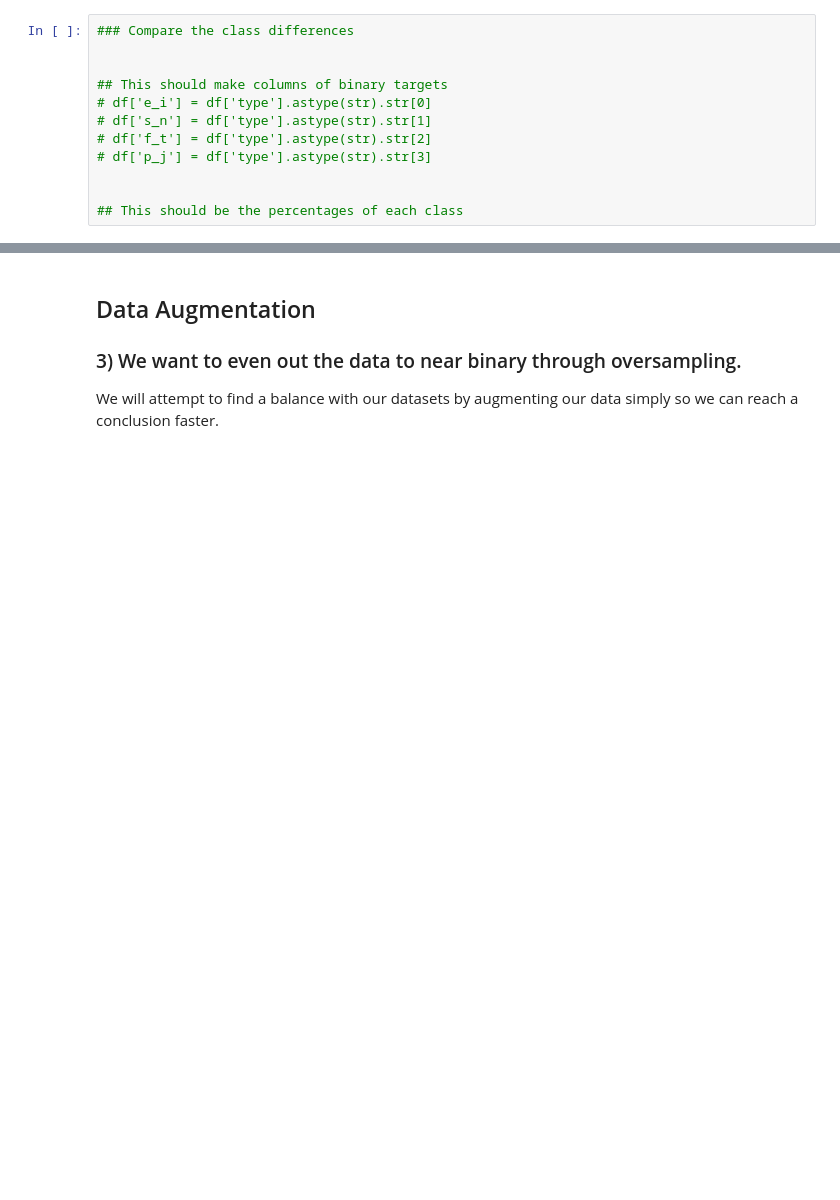
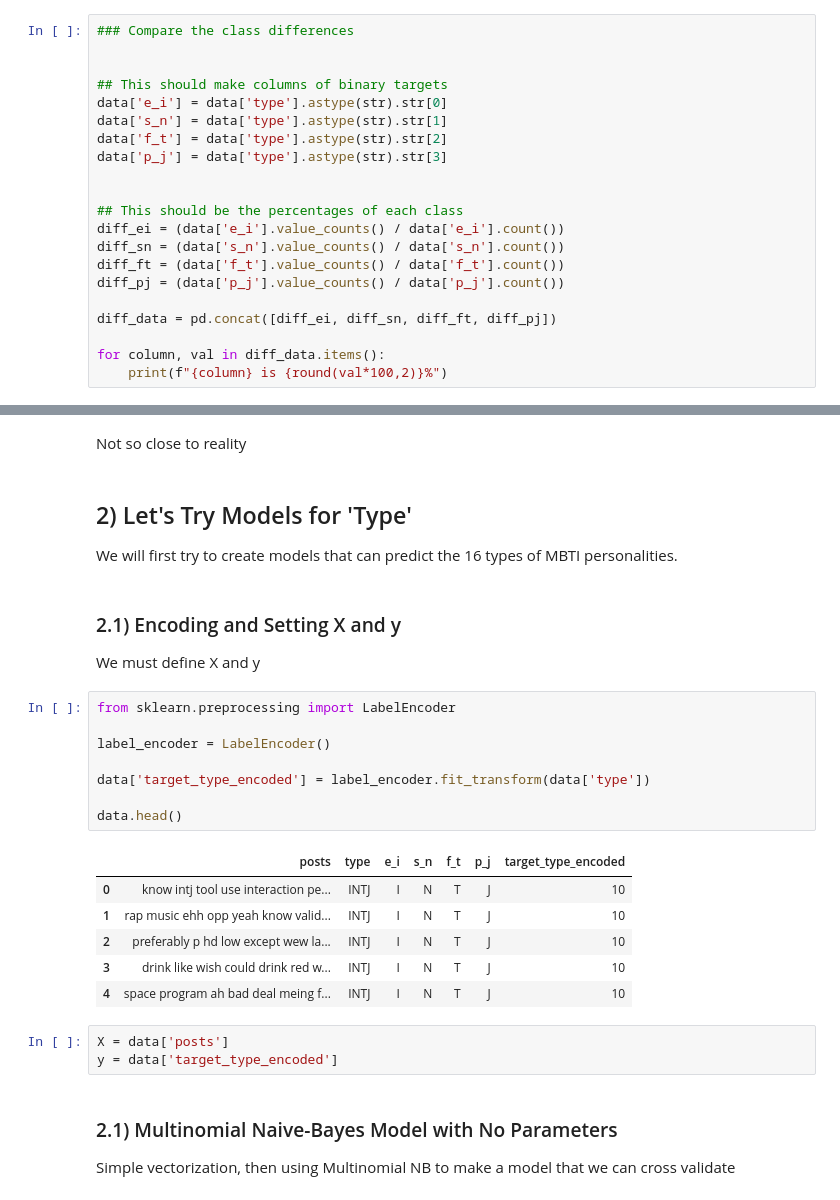
Before and after one commit to MattCarland/post2personality, a Jupyter notebook: baseline-model.ipynb, the cells around one changed output, grey strips where cells are left out. Saved outputs shown, nothing was run; the diff lists cells and outputs as text; blank space fills up the shorter version.

Commit message:
Added the first model, building CNN but need to PP the words to lists

```diff
--- a/baseline-model.ipynb
+++ b/baseline-model.ipynb
@@ -46,10 +60,19 @@ Let's see how our own dataframe compares
 
 
 ## This should make columns of binary targets
-# df['e_i'] = df['type'].astype(str).str[0]
-# df['s_n'] = df['type'].astype(str).str[1]
-# df['f_t'] = df['type'].astype(str).str[2]
-# df['p_j'] = df['type'].astype(str).str[3]
+data['e_i'] = data['type'].astype(str).str[0]
+data['s_n'] = data['type'].astype(str).str[1]
+data['f_t'] = data['type'].astype(str).str[2]
+data['p_j'] = data['type'].astype(str).str[3]
 
 
 ## This should be the percentages of each class
+diff_ei = (data['e_i'].value_counts() / data['e_i'].count())
+diff_sn = (data['s_n'].value_counts() / data['s_n'].count())
+diff_ft = (data['f_t'].value_counts() / data['f_t'].count())
+diff_pj = (data['p_j'].value_counts() / data['p_j'].count())
+
+diff_data = pd.concat([diff_ei, diff_sn, diff_ft, diff_pj])
+
+for column, val in diff_data.items():
+    print(f"{column} is {round(val*100,2)}%")
@@ -56,5 +88,31 @@ Let's see how our own dataframe compares
-# %% [markdown]
-## Data Augmentation
-### 3) We want to even out the data to near binary through oversampling.
-
-We will attempt to find a balance with our datasets by augmenting our data simply so we can reach a conclusion faster.
+# %% [markdown]
+Not so close to reality
+# %% [markdown]
+## 2) Let's Try Models for 'Type'
+
+We will first try to create models that can predict the 16 types of MBTI personalities.
+# %% [markdown]
+### 2.1) Encoding and Setting X and y
+We must define X and y
+# %%
+from sklearn.preprocessing import LabelEncoder
+
+label_encoder = LabelEncoder()
+
+data['target_type_encoded'] = label_encoder.fit_transform(data['type'])
+
+data.head()
+# %% [output]
+|  | posts | type | e_i | s_n | f_t | p_j | target_type_encoded |
+| 0 | know intj tool use interaction pe... | INTJ | I | N | T | J | 10 |
+| 1 | rap music ehh opp yeah know valid... | INTJ | I | N | T | J | 10 |
+| 2 | preferably p hd low except wew la... | INTJ | I | N | T | J | 10 |
+| 3 | drink like wish could drink red w... | INTJ | I | N | T | J | 10 |
+| 4 | space program ah bad deal meing f... | INTJ | I | N | T | J | 10 |
+# %%
+X = data['posts']
+y = data['target_type_encoded']
+# %% [markdown]
+### 2.1) Multinomial Naive-Bayes Model with No Parameters
+
+Simple vectorization, then using Multinomial NB to make a model that we can cross validate
```
Also changed, not shown: parts of 21 cells of this notebook.
